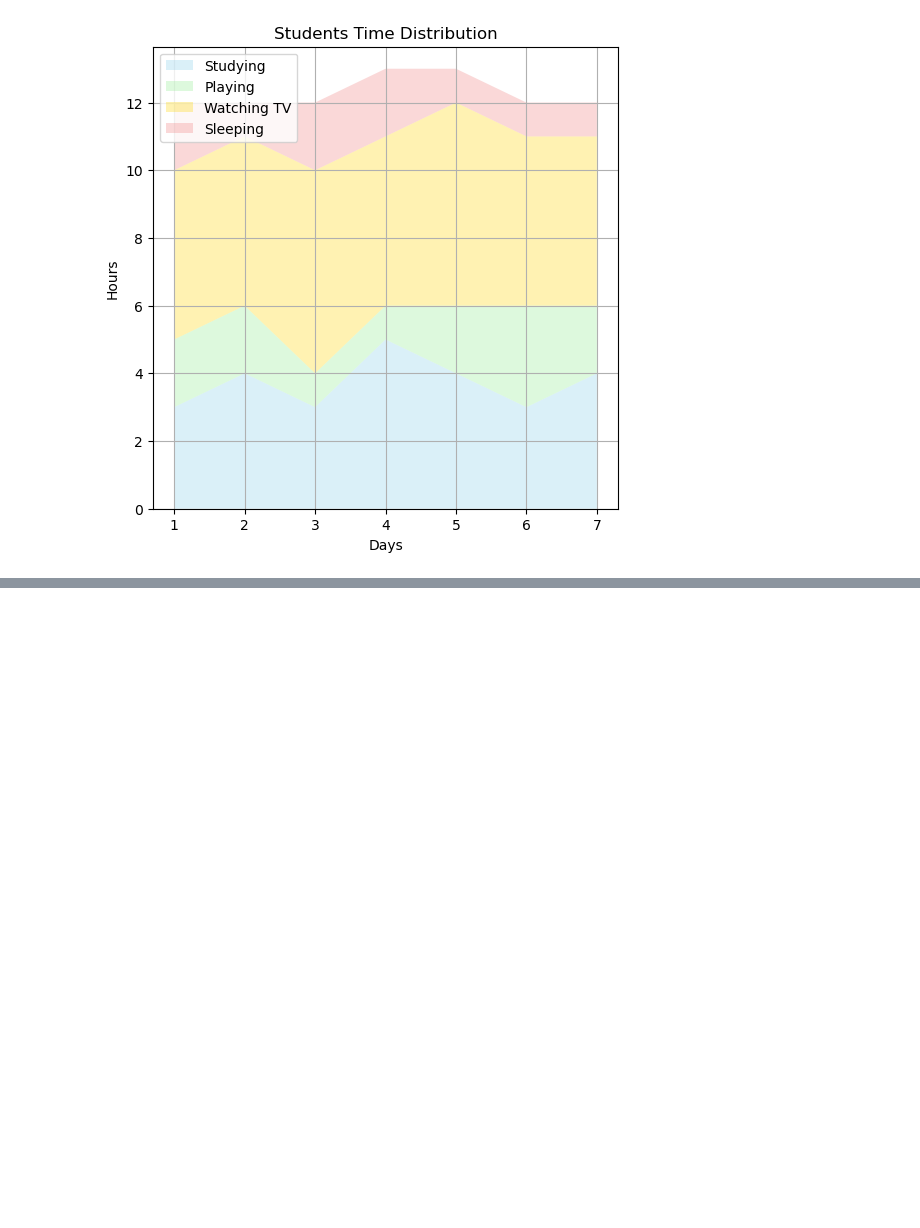
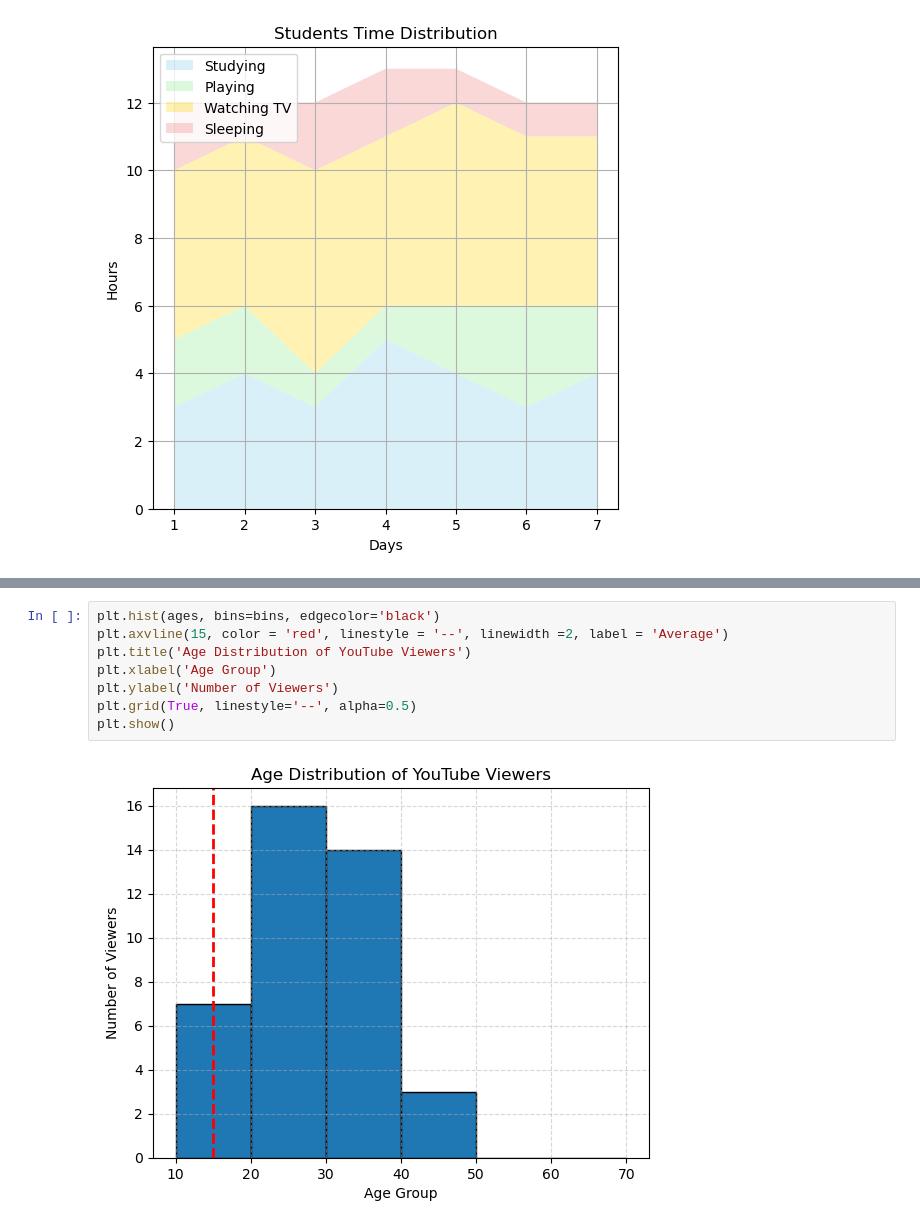
Before and after one commit to nisha-ojha/Introduction-to-Matplotlib, a Jupyter notebook: Bar_Plot.ipynb, the cells around one changed output, grey strips where cells are left out. Saved outputs shown, nothing was run; the diff lists cells and outputs as text; blank space fills up the shorter version.

```diff
--- a/Bar_Plot.ipynb
+++ b/Bar_Plot.ipynb
@@ -199,0 +220,10 @@ plt.grid(True)
+# %%
+plt.hist(ages, bins=bins, edgecolor='black')
+plt.axvline(15, color = 'red', linestyle = '--', linewidth =2, label = 'Average')
+plt.title('Age Distribution of YouTube Viewers')
+plt.xlabel('Age Group')
+plt.ylabel('Number of Viewers')
+plt.grid(True, linestyle='--', alpha=0.5)
+plt.show()
+# %% [output]
+[figure, added]
```
Also changed, not shown: parts of 2 cells of this notebook.
